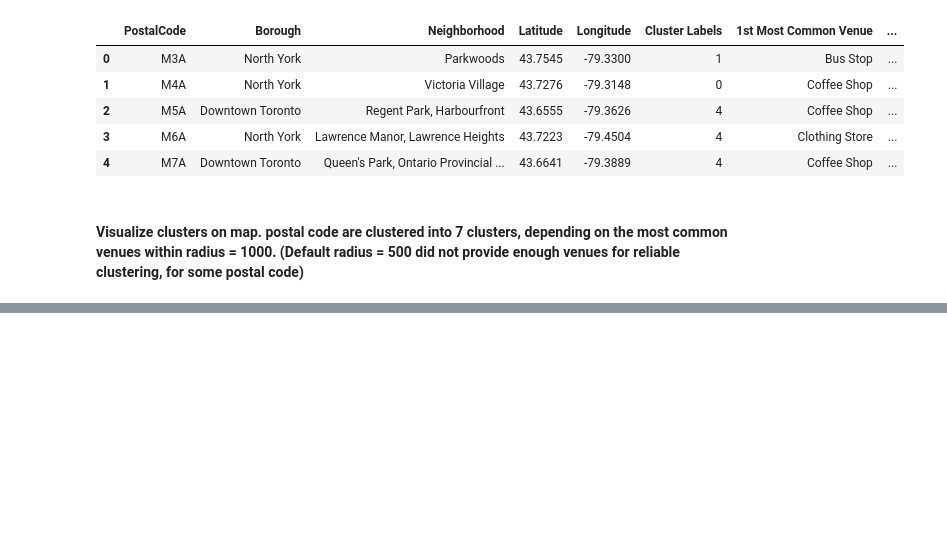
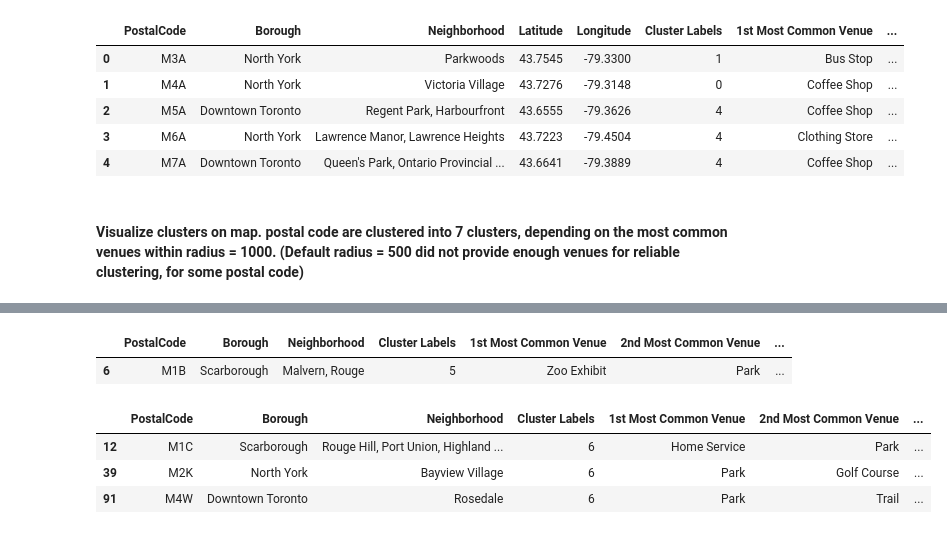
Before and after one commit to emilfh/Coursera_Capstone, a Jupyter notebook: assignment_neighborhoods_in_toronto.ipynb, the cells around one changed output, grey strips where cells are left out. Saved outputs shown, nothing was run; the diff lists cells and outputs as text; code cells hidden in the pictures; blank space fills up the shorter version.

```diff
--- a/assignment_neighborhoods_in_toronto.ipynb
+++ b/assignment_neighborhoods_in_toronto.ipynb
@@ -626,0 +701,12 @@ map_clusters
+# %%
+toronto_merged.loc[toronto_merged['Cluster Labels'] == 5, toronto_merged.columns[[0,1,2] + list(range(5, toronto_merged.shape[1]))]]
+# %% [output]
+|  | PostalCode | Borough | Neighborhood | Cluster Labels | 1st Most Common Venue | 2nd Most Common Venue | ... |
+| 6 | M1B | Scarborough | Malvern, Rouge | 5 | Zoo Exhibit | Park | ... |
+# %%
+toronto_merged.loc[toronto_merged['Cluster Labels'] == 6, toronto_merged.columns[[0,1,2] + list(range(5, toronto_merged.shape[1]))]]
+# %% [output]
+|  | PostalCode | Borough | Neighborhood | Cluster Labels | 1st Most Common Venue | 2nd Most Common Venue | ... |
+| 12 | M1C | Scarborough | Rouge Hill, Port Union, Highland ... | 6 | Home Service | Park | ... |
+| 39 | M2K | North York | Bayview Village | 6 | Park | Golf Course | ... |
+| 91 | M4W | Downtown Toronto | Rosedale | 6 | Park | Trail | ... |
```
Also changed, not shown: parts of 6 cells of this notebook.
